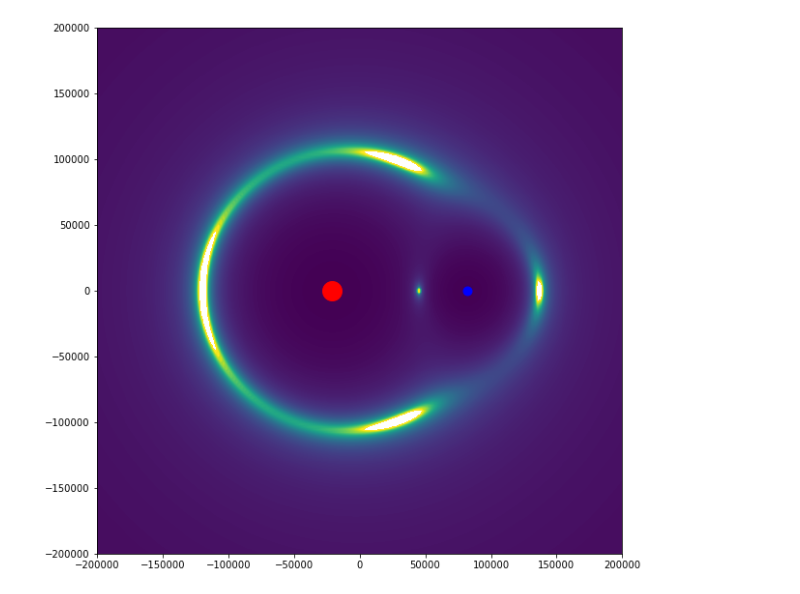
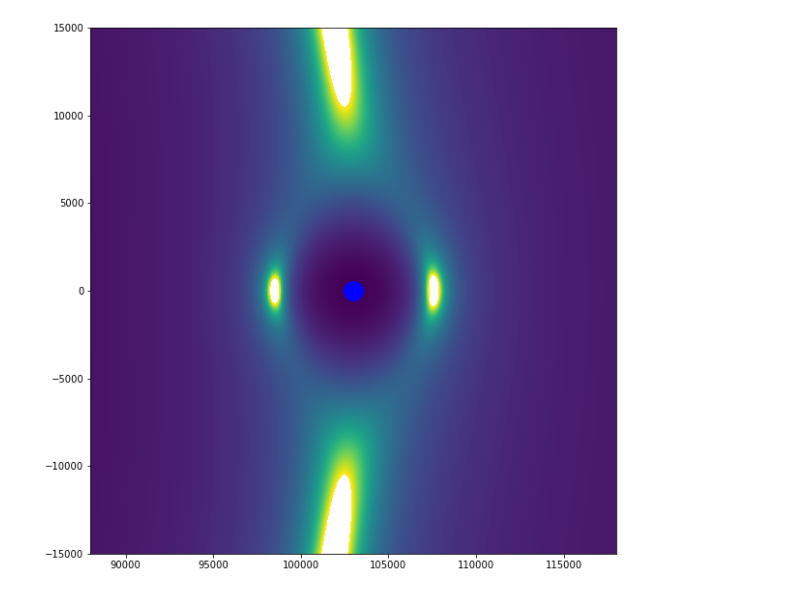
Before and after one commit to DND-DRDC-RDDC/OS_PyCoMod, a Jupyter notebook: lagrange.ipynb, the cells around one changed output. Cells and saved outputs as stored; diff of their text form; code cells hidden in the pictures.

```diff
--- a/lagrange.ipynb
+++ b/lagrange.ipynb
@@ -15,7 +15,7 @@ class Dune(pcm.Model):
 
         # Masses
         M_a = self.parameter(4.97*10**9) # Eg
-        M_h = self.parameter(1.27*10**9) # Eg
+        M_h = self.parameter(1.27*10**6) # Eg
         M_m = self.parameter(1.12*10**5) # Eg
 
         # Radii
@@ -116,9 +116,10 @@ class Dune(pcm.Model):
 
         #field grid
         N = 199 # grid divisions
-        L = 200000 #grid spacial range from origin
+        #L = 200000 #grid spacial range from origin
+        L = 15000
 
-        Gx = [-L + x/N*2*L for x in range(N+1)]
+        Gx = [L_ah -L + x/N*2*L for x in range(N+1)]
         Gy = [-L + x/N*2*L for x in range(N+1)]
 
         W = math.sqrt(G*M_a/L_ah**3) #angular velocity of Arrakis HoG frame
@@ -176,7 +177,7 @@ ax.plot(d.Px_a.value_hist, d.Py_a.value_hist, color='red', linewidth=0.5)
 ax.plot(d.Px_a.value_hist[-1], d.Py_a.value_hist[-1], color='red', marker='o', markersize=20)
 
 ax.plot(d.Px_h.value_hist, d.Py_h.value_hist, color='blue', linewidth=0.5)
-ax.plot(d.Px_h.value_hist[-1], d.Py_h.value_hist[-1], color='blue', marker='o', markersize=9)
+ax.plot(d.Px_h.value_hist[-1], d.Py_h.value_hist[-1], color='blue', marker='o', markersize=20)
 
 ax.plot(d.Px_m.value_hist, d.Py_m.value_hist, color='green', linewidth=0.5)
 ax.plot(d.Px_m.value_hist[-1], d.Py_m.value_hist[-1], color='green', marker='o', markersize=4)
@@ -188,37 +189,37 @@ ax.plot(d.Px_m.value_hist[-1], d.Py_m.value_hist[-1], color='green', marker='o',
 #Y = d.Gy
 #U, V = np.meshgrid(X, Y)
 N = d.N
 Fx = [0]*(N+1)
 Fy = [0]*(N+1)
 for j in range(N+1):
     Fx[j] = [0]*(N+1)
     Fy[j] = [0]*(N+1)
     for i in range(N+1):
         Fx[j][i] = 1/math.sqrt(d.Fx[j][i]()**2 + d.Fy[j][i]()**2)
         #Fy[j][i] = d.Fy[j][i]()
 
 
 
 
-ax.contourf(d.Gx, d.Gy, Fx, levels=np.linspace(0, 0.03, 500))
+ax.contourf(d.Gx, d.Gy, Fx, levels=np.linspace(0, 0.1, 500))
 #ax.quiverkey(q, X=0.3, Y=1.1, U=10,
 #             label='Quiver key, length = 20', labelpos='E')
 
 #ax.quiver(d.Gx, d.Gy, Fx, Fy, width=0.002)
 
 
 #ax.set(xlabel='time (s)', ylabel='voltage (mV)',
 #       title='About as simple as it gets, folks')
-r = 200000
+r = 15000
 #ax.grid()
 ax.set_aspect('equal', 'box')
-ax.set_xlim([-r, r])
+ax.set_xlim([d.L_ah -r, d.L_ah + r])
 ax.set_ylim([-r, r])
 
 
 plt.show()
 # %% [output]
-[figure, old version]
+[figure, new version]
 # %%
 d.Vy_a.value_hist[-1]
 # %%
```
